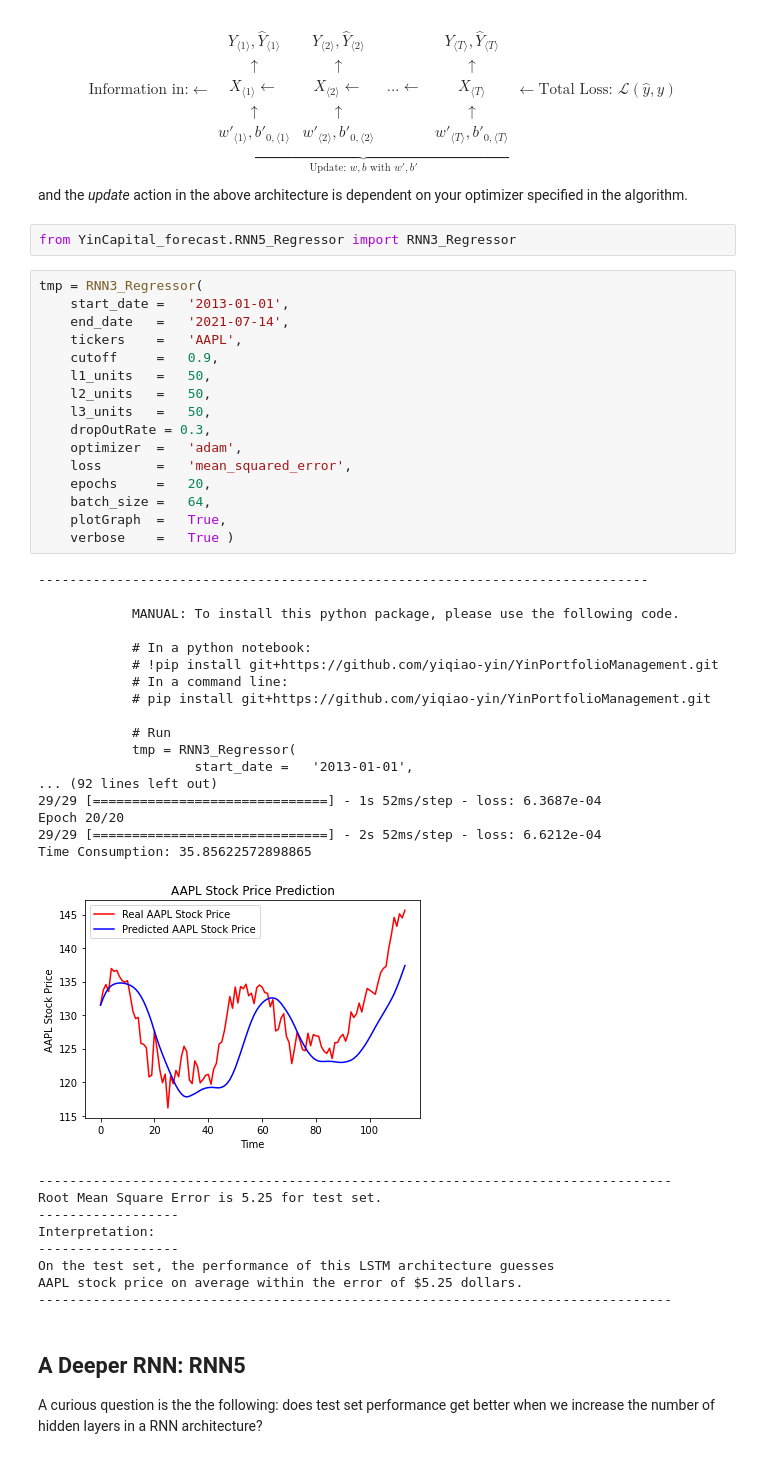
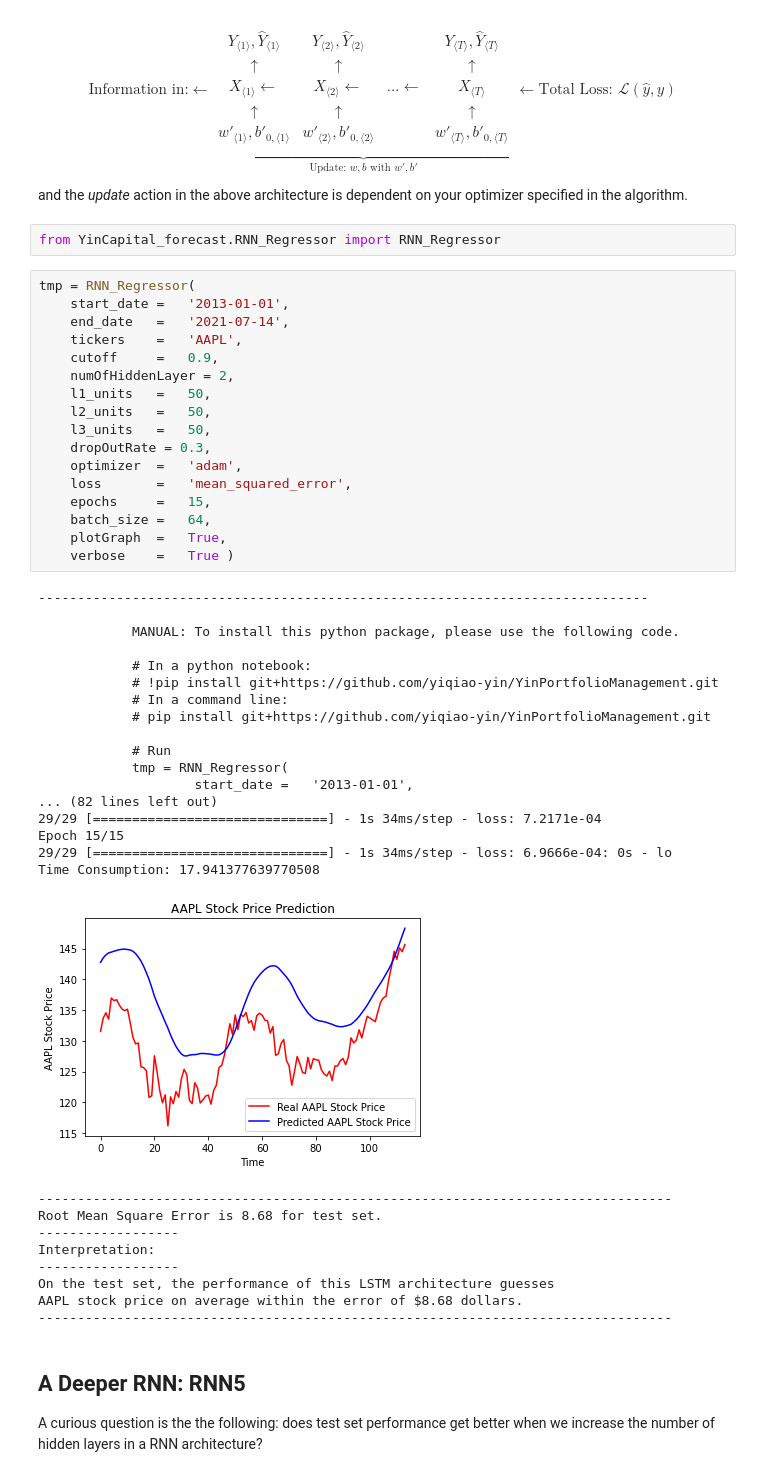
Before and after one commit to yiqiao-yin/WYNAssociates, a Jupyter notebook: docs/python_MM_YinPortfolioManagement.ipynb, the cells around one changed output. Cells and saved outputs as stored; diff of their text form.

```diff
--- a/docs/python_MM_YinPortfolioManagement.ipynb
+++ b/docs/python_MM_YinPortfolioManagement.ipynb
@@ -63,49 +63,50 @@ w'_{\langle 1 \rangle}, b'_{0, \langle 1 \rangle}    & w'_{\langle 2 \rangle}, b
 $$
 and the *update* action in the above architecture is dependent on your optimizer specified in the algorithm.
 # %%
-from YinCapital_forecast.RNN5_Regressor import RNN3_Regressor
+from YinCapital_forecast.RNN_Regressor import RNN_Regressor
 # %%
-tmp = RNN3_Regressor(
+tmp = RNN_Regressor(
     start_date =   '2013-01-01',
     end_date   =   '2021-07-14',
     tickers    =   'AAPL',
     cutoff     =   0.9,
+    numOfHiddenLayer = 2,
     l1_units   =   50,
     l2_units   =   50,
     l3_units   =   50,
     dropOutRate = 0.3,
     optimizer  =   'adam',
     loss       =   'mean_squared_error',
-    epochs     =   20,
+    epochs     =   15,
     batch_size =   64,
     plotGraph  =   True,
     verbose    =   True )
 # %% [output]
 ------------------------------------------------------------------------------
 
             MANUAL: To install this python package, please use the following code.
 
             # In a python notebook:
             # !pip install git+https://github.com/yiqiao-yin/YinPortfolioManagement.git
             # In a command line:
             # pip install git+https://github.com/yiqiao-yin/YinPortfolioManagement.git
 
             # Run
-            tmp = RNN3_Regressor(
+            tmp = RNN_Regressor(
                     start_date =   '2013-01-01',
-... (92 lines left out)
-29/29 [==============================] - 1s 52ms/step - loss: 6.3687e-04
-Epoch 20/20
-29/29 [==============================] - 2s 52ms/step - loss: 6.6212e-04
-Time Consumption: 35.85622572898865
+... (82 lines left out)
+29/29 [==============================] - 1s 34ms/step - loss: 7.2171e-04
+Epoch 15/15
+29/29 [==============================] - 1s 34ms/step - loss: 6.9666e-04: 0s - lo
+Time Consumption: 17.941377639770508
-[figure, old version]
+[figure, new version]
 ---------------------------------------------------------------------------------
-Root Mean Square Error is 5.25 for test set.
+Root Mean Square Error is 8.68 for test set.
 ------------------
 Interpretation:
 ------------------
 On the test set, the performance of this LSTM architecture guesses
-AAPL stock price on average within the error of $5.25 dollars.
+AAPL stock price on average within the error of $8.68 dollars.
 ---------------------------------------------------------------------------------
 # %% [markdown]
 ## A Deeper RNN: RNN5
```
Also changed, not shown: parts of 2 cells of this notebook, 1 other file.
